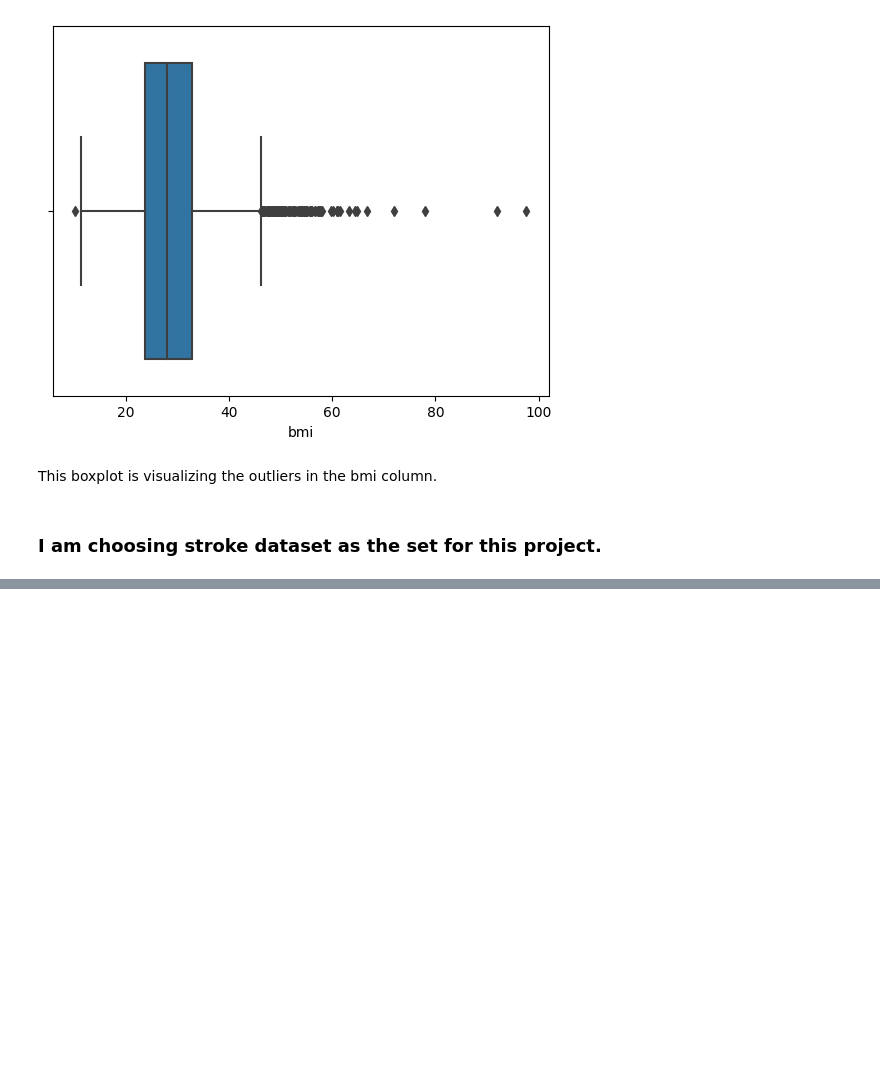
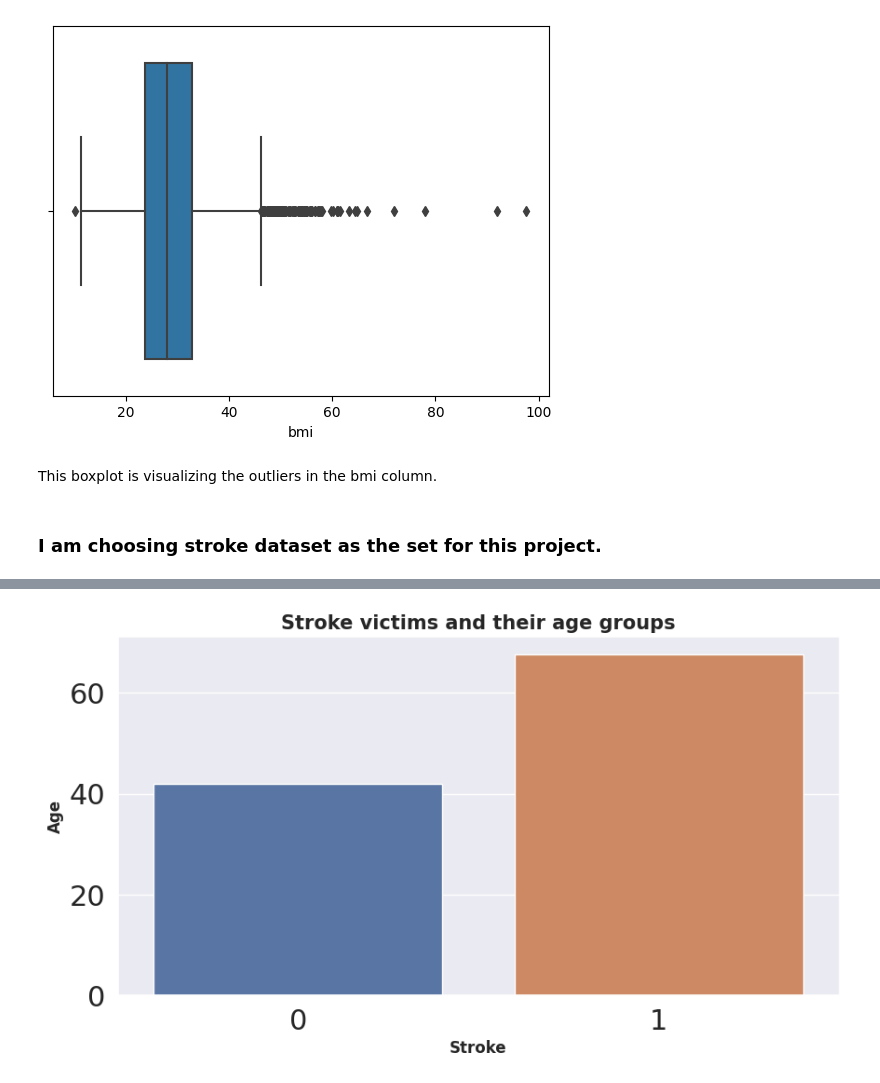
Before and after one commit to GregoryL12/Project-2, a Jupyter notebook: Copy_of_Project_2.ipynb, the cells around one changed output, grey strips where cells are left out. Drawn from its saved outputs; the diff is of its cells as text; code cells hidden in the pictures; blank space fills up the shorter version.

```diff
--- a/Copy_of_Project_2.ipynb
+++ b/Copy_of_Project_2.ipynb
@@ -243,0 +289,10 @@ This boxplot is visualizing the outliers in the bmi column.
+# %%
+from matplotlib.ticker import FuncFormatter
+fig, ax = plt.subplots(figsize=(10,5))
+
+ax = sns.barplot(data=sr_df,y='age', x = 'stroke', ci = None)
+ax.set_title('Stroke victims and their age groups', fontsize = 15, fontweight = 'bold');
+ax.set_xlabel('Stroke', fontsize = 12, fontweight = 'bold')
+ax.set_ylabel('Age', fontsize = 12, fontweight = 'bold');
+# %% [output]
+[figure, added]
```
Also changed, not shown: parts of 9 cells of this notebook.
